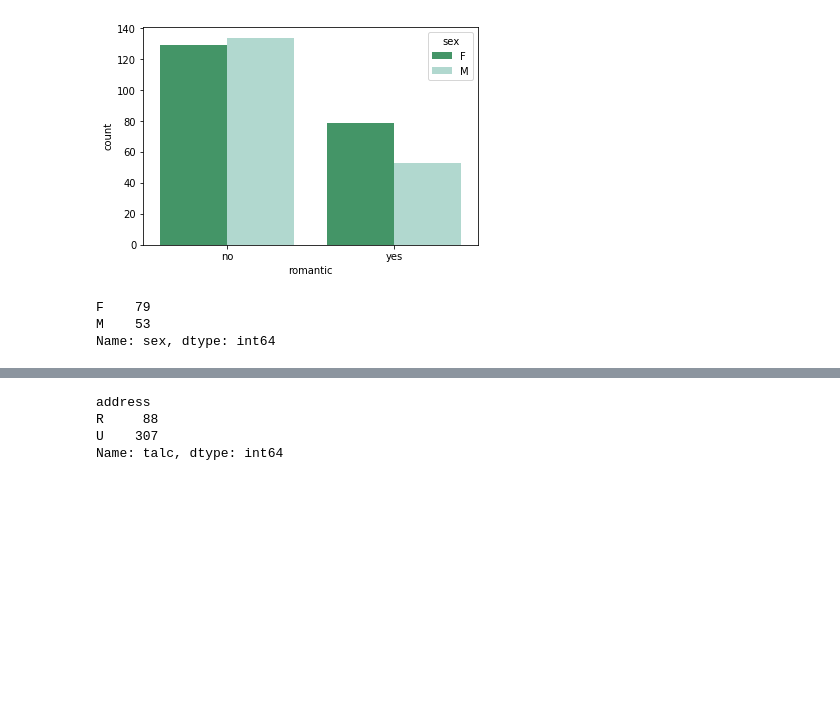
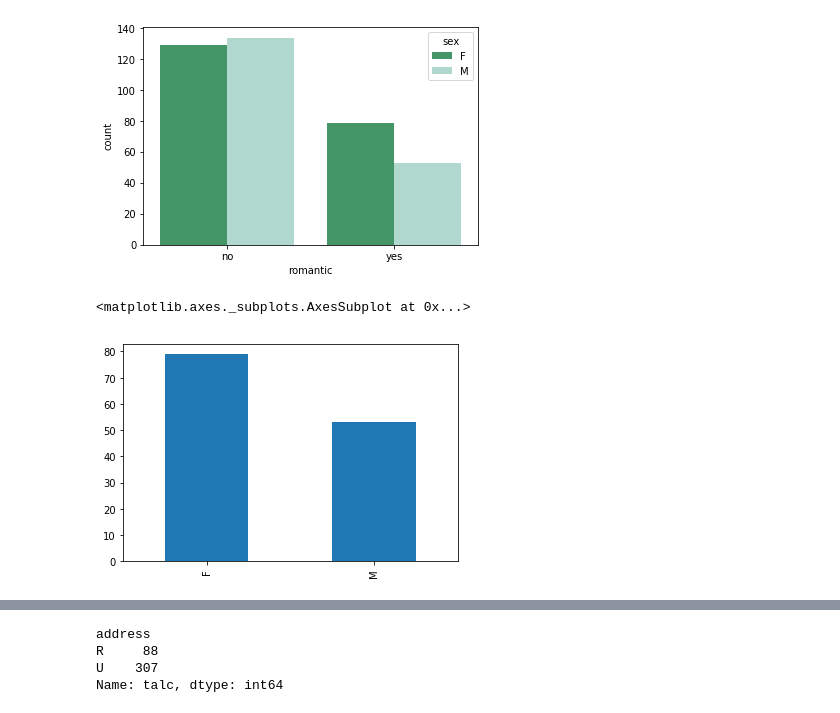
Before and after one commit to Learnlearningplatform/Student_analysis, a Jupyter notebook: project1.ipynb, the cells around one changed output, grey strips where cells are left out. Drawn from its saved outputs; the diff is of its cells as text; code cells hidden in the pictures; blank space fills up the shorter version.

```diff
--- a/project1.ipynb
+++ b/project1.ipynb
@@ -354,8 +358,9 @@ sns.countplot(x='romantic',hue='sex',data=df,palette="BuGn_r")
 <matplotlib.axes._subplots.AxesSubplot at 0x...>
 [figure]
 # %%
-df[df['romantic']=='yes']['sex'].value_counts()
+sb=df[df['romantic']=='yes']['sex'].value_counts()
+sb.plot.bar()
+#GIRLS ARE MORE ROMATIC THAN BOYS
 # %% [output]
-F    79
-M    53
-Name: sex, dtype: int64
+<matplotlib.axes._subplots.AxesSubplot at 0x...>
+[figure, added]
```
Also changed, not shown: parts of 27 cells of this notebook.
